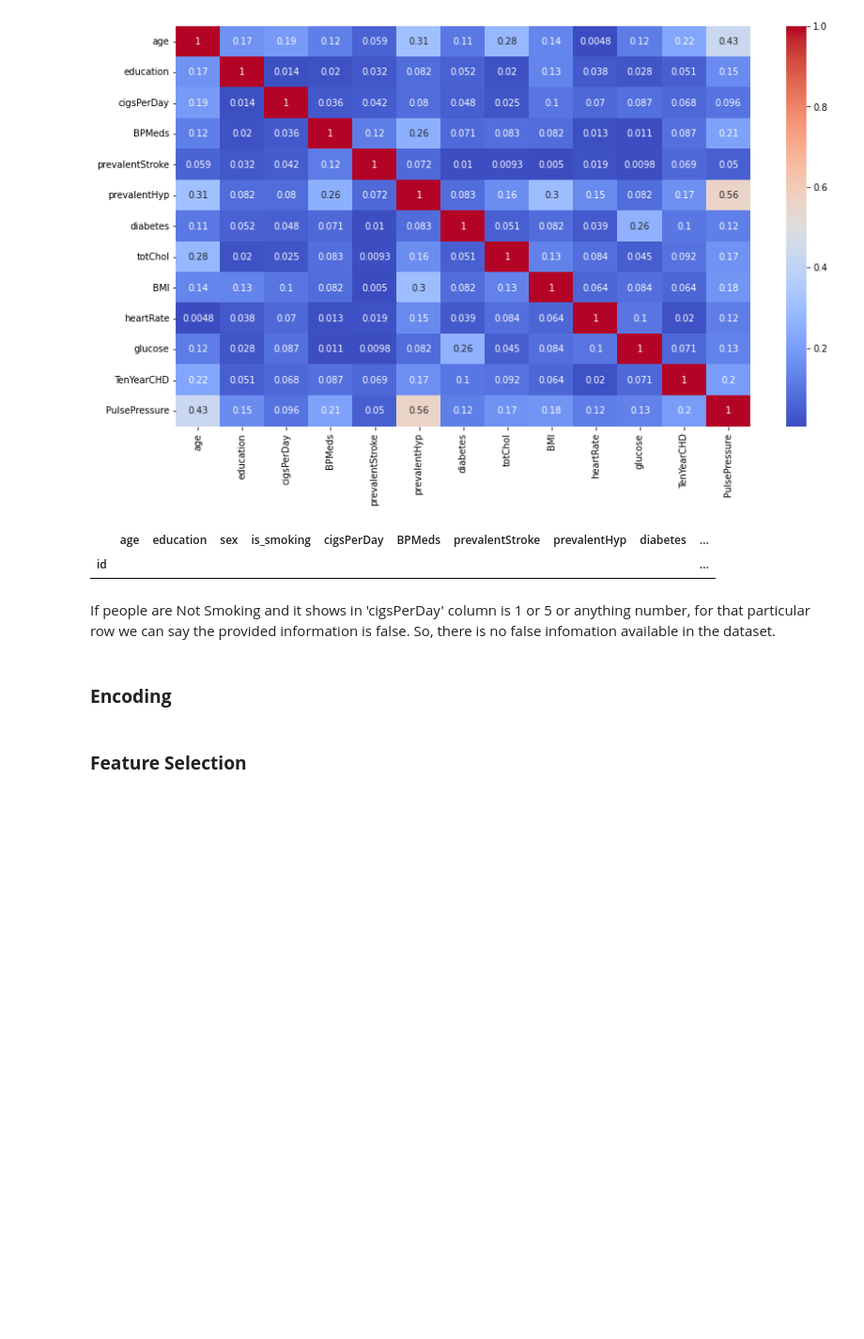
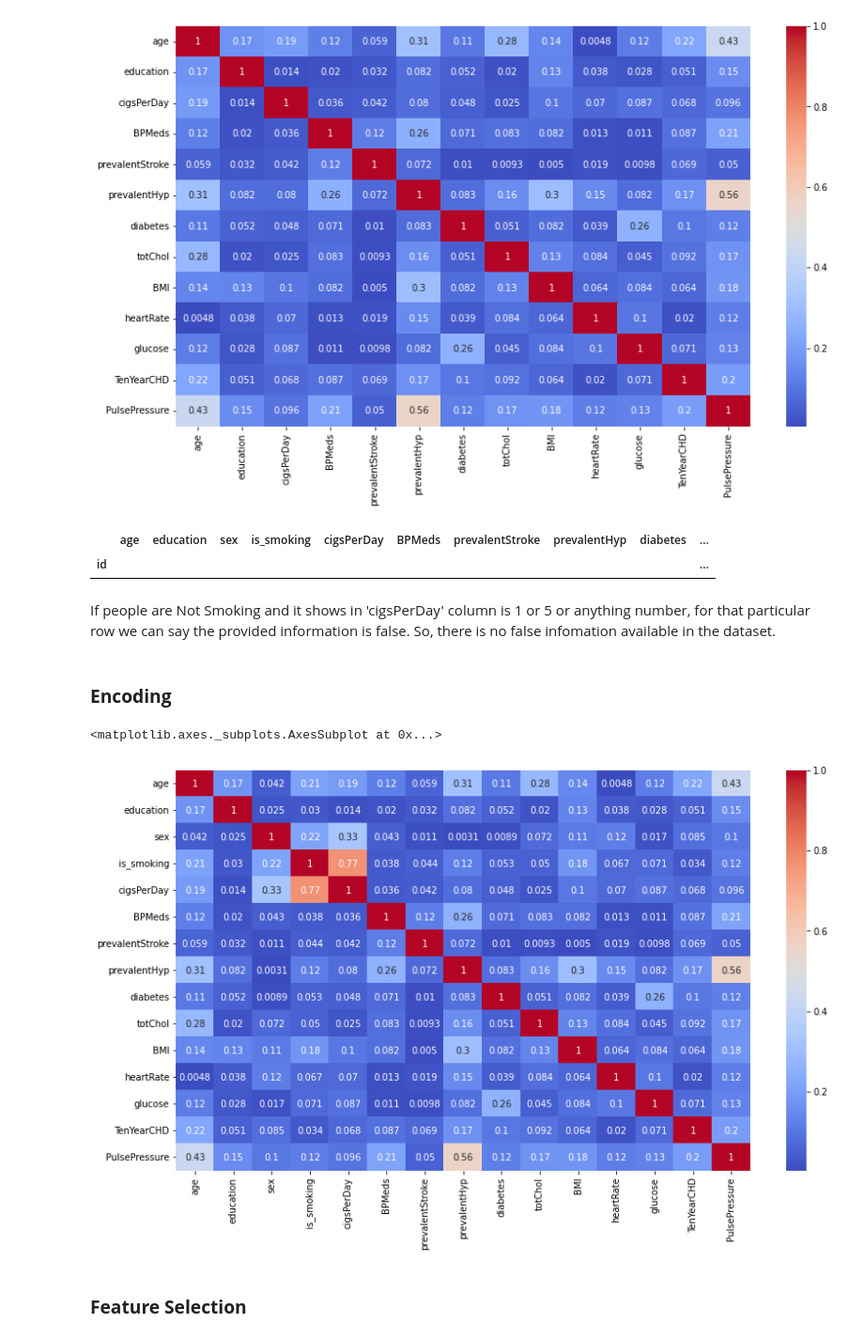
Before and after one commit to harkpun/Cardiovascular-Risk-Prediction, a Jupyter notebook: Cardiovascular_Risk_Prediction.ipynb, the cells around one changed output. Shown at 94% size. Saved outputs shown, nothing was run; the diff lists cells and outputs as text; code cells hidden in the pictures; blank space fills up the shorter version.

```diff
--- a/Cardiovascular_Risk_Prediction.ipynb
+++ b/Cardiovascular_Risk_Prediction.ipynb
@@ -53,5 +69,5 @@ warnings.filterwarnings('ignore')
 # %%
-data = pd.read_csv('/content/drive/MyDrive/AlmaBetter/Classification/data_cardiovascular_risk.csv', index_col='id')
+data = pd.read_csv('https://raw.githubusercontent.com/harkpun/Cardiovascular-Risk-Prediction/main/Data/data_cardiovascular_risk.csv', index_col='id')
 # %%
 df = data.copy()
 # %%
@@ -432,6 +421,12 @@ So, there is no false infomation available in the dataset.
 # %%
 df1['sex'] = df1['sex'].map({'M':1, 'F':0})
 df1['is_smoking'] = df1['is_smoking'].map({'YES':1, 'NO':0})
+# %%
+plt.figure(figsize=(14,8))
+sns.heatmap(abs(df1.corr()), annot=True, cmap='coolwarm')
+# %% [output]
+<matplotlib.axes._subplots.AxesSubplot at 0x...>
+[figure, added]
 # %% [markdown]
 ### **Feature Selection**
 # %%
```
Also changed, not shown: parts of 71 cells of this notebook.
